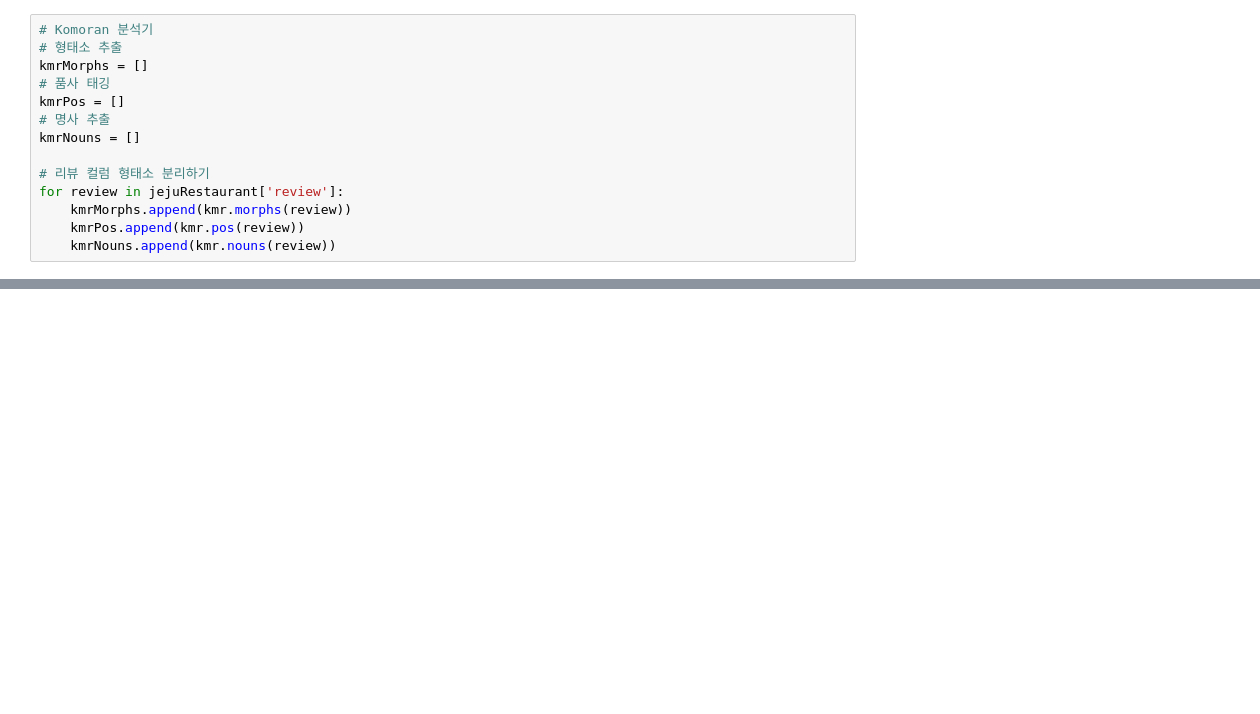
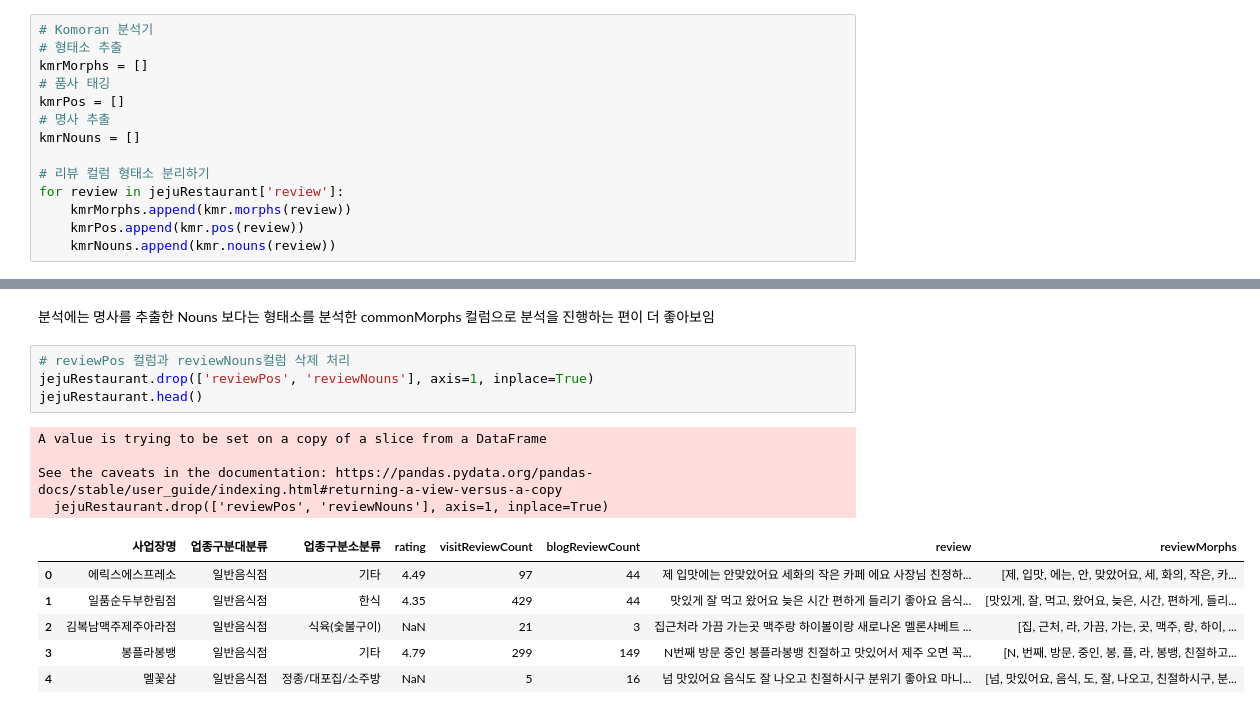
Before and after one commit to JejuTravelApp/DataAnalysis, a Jupyter notebook: JY_음식점 데이터 전처리.ipynb, the cells around one changed output, grey strips where cells are left out. Cells and saved outputs as stored; diff of their text form; blank space fills up the shorter version.

```diff
--- a/JY_음식점 데이터 전처리.ipynb
+++ b/JY_음식점 데이터 전처리.ipynb
@@ -474,0 +569,17 @@ for review in jejuRestaurant['review']:
+# %% [markdown]
+분석에는 명사를 추출한 Nouns 보다는 형태소를 분석한 commonMorphs 컬럼으로 분석을 진행하는 편이 더 좋아보임
+# %%
+# reviewPos 컬럼과 reviewNouns컬럼 삭제 처리
+jejuRestaurant.drop(['reviewPos', 'reviewNouns'], axis=1, inplace=True)
+jejuRestaurant.head()
+# %% [output]
+A value is trying to be set on a copy of a slice from a DataFrame
+
+See the caveats in the documentation: https://pandas.pydata.org/pandas-docs/stable/user_guide/indexing.html#returning-a-view-versus-a-copy
+  jejuRestaurant.drop(['reviewPos', 'reviewNouns'], axis=1, inplace=True)
+|  | 사업장명 | 업종구분대분류 | 업종구분소분류 | rating | visitReviewCount | blogReviewCount | review | reviewMorphs |
+| 0 | 에릭스에스프레소 | 일반음식점 | 기타 | 4.49 | 97 | 44 | 제 입맛에는 안맞았어요 세화의 작은 카페 에요 사장님 친정하... | [제, 입맛, 에는, 안, 맞았어요, 세, 화의, 작은, 카... |
+| 1 | 일품순두부한림점 | 일반음식점 | 한식 | 4.35 | 429 | 44 | 맛있게 잘 먹고 왔어요 늦은 시간 편하게 들리기 좋아요 음식... | [맛있게, 잘, 먹고, 왔어요, 늦은, 시간, 편하게, 들리... |
+| 2 | 김복남맥주제주아라점 | 일반음식점 | 식육(숯불구이) | NaN | 21 | 3 | 집근처라 가끔 가는곳 맥주랑 하이볼이랑 새로나온 멜론샤베트 ... | [집, 근처, 라, 가끔, 가는, 곳, 맥주, 랑, 하이, ... |
+| 3 | 봉플라봉뱅 | 일반음식점 | 기타 | 4.79 | 299 | 149 | N번째 방문 중인 봉플라봉뱅 친절하고 맛있어서 제주 오면 꼭... | [N, 번째, 방문, 중인, 봉, 플, 라, 봉뱅, 친절하고... |
+| 4 | 멜꽃삼 | 일반음식점 | 정종/대포집/소주방 | NaN | 5 | 16 | 넘 맛있어요 음식도 잘 나오고 친절하시구 분위기 좋아요 마니... | [넘, 맛있어요, 음식, 도, 잘, 나오고, 친절하시구, 분... |
```
Also changed, not shown: parts of 18 cells of this notebook.
